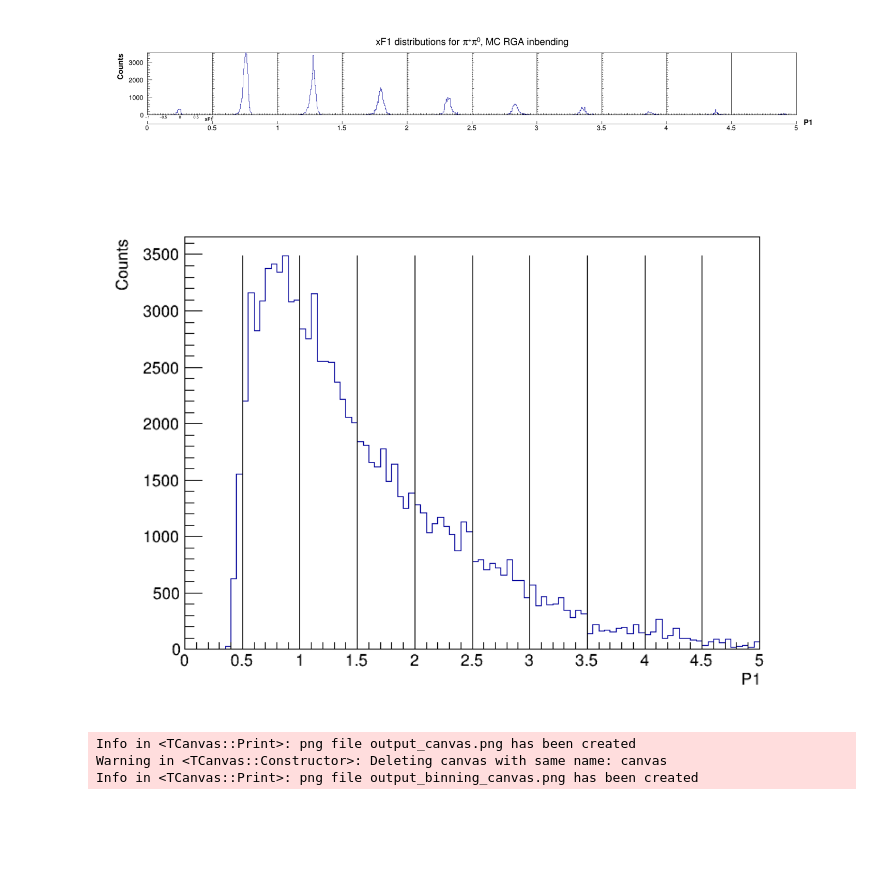
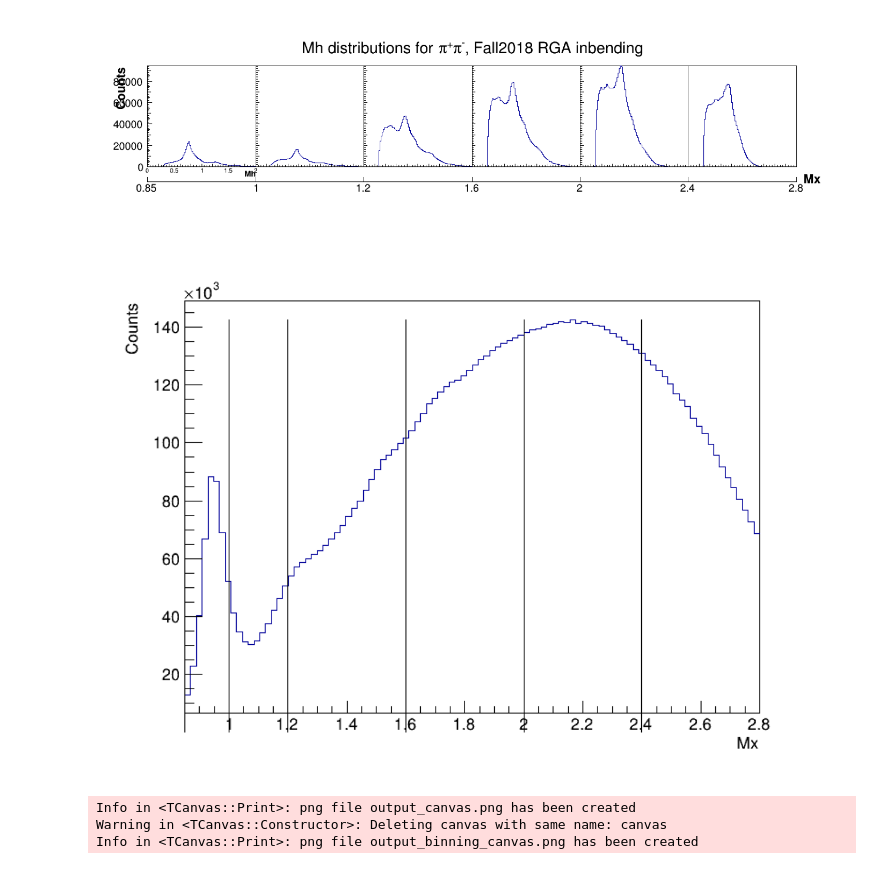
Before and after one commit to Gregtom3/clas12_dihadrons, a Jupyter notebook: plotting/kinematics/binned_kinematics_plotter.ipynb, the cells around one changed output. Drawn from its saved outputs; the diff is of its cells as text; code cells hidden in the pictures; blank space fills up the shorter version.

Commit message:
Plotting code

```diff
--- a/plotting/kinematics/binned_kinematics_plotter.ipynb
+++ b/plotting/kinematics/binned_kinematics_plotter.ipynb
@@ -8,37 +11,38 @@ import matplotlib.image as mpimg
 # binStruct={"dimensionNames": ['xF'],
 #             "binEdges": [[-0.5,-0.15,0.05,0.15,0.25,0.35,0.45,0.55,0.7,1,2]]}
 
-# binStruct={"dimensionNames": ['Mx'],
-#            "binEdges": [[-0.5,0.2,0.6,1,1.6,2,2.4,2.8,3.4,4]]}
+binStruct={"dimensionNames": ['Mx'],
+           "binEdges": [[0.85,1,1.2,1.6,2,2.4,2.8]]}
 
-binStruct={"dimensionNames": ['P1'],
-             "binEdges": [[0,0.5,1,1.5,2,2.5,3,3.5,4,4.5,5]]}
+
+# binStruct={"dimensionNames": ['P1'],
+#              "binEdges": [[0,0.5,1,1.5,2,2.5,3,3.5,4,4.5,5]]}
 # %%
 # Read the YAML file for the Binning
 with open(f"/work/clas12/users/gmat/clas12/clas12_dihadrons/utils/binning_files/Binning.yaml", "r") as file:
     data = yaml.safe_load(file)
 
 # kinematics_binning("/work/clas12/users/gmat/clas12/clas12_dihadrons/projects/ana_v1/","piplus_pi0","MC_RGA_inbending",
 #                     data["binningStructures"][2],"pTtot","",Nmax=1e6)
-kinematics_binning("/work/clas12/users/gmat/clas12/clas12_dihadrons/projects/ana_v1/","piplus_pi0","MC_RGA_inbending",
-                      binStruct,"xF1","",xmin=-1,xmax=1,Nmax=1e5)
+kinematics_binning("/work/clas12/users/gmat/clas12/clas12_dihadrons/projects/ana_v2/","piplus_piminus","Fall2018_RGA_inbending",
+                      binStruct,"Mh","P1>1.25&&P2>1.25&&xF1>0&&xF2>0",xmin=0,xmax=2,Nmax=1e8)
 
 # Load the image file
 image = mpimg.imread("output_canvas.png")
 fig = plt.figure(dpi=300)
 plt.axis('off')
 plt.imshow(image)
 plt.show()
 
 # Load the image file
 image = mpimg.imread("output_binning_canvas.png")
 fig = plt.figure(dpi=300)
 plt.axis('off')
 plt.imshow(image)
 plt.show()
 # %% [output]
-[figure, old version]
+[figure, new version]
-[figure, old version]
+[figure, new version]
 Info in <TCanvas::Print>: png file output_canvas.png has been created
 Warning in <TCanvas::Constructor>: Deleting canvas with same name: canvas
 Info in <TCanvas::Print>: png file output_binning_canvas.png has been created
```
Also changed, not shown: parts of 1 cell of this notebook, 26 other files.
